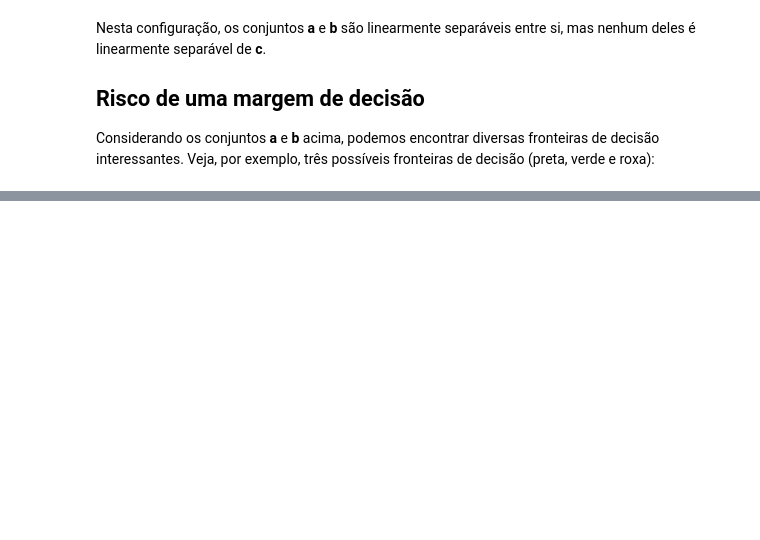
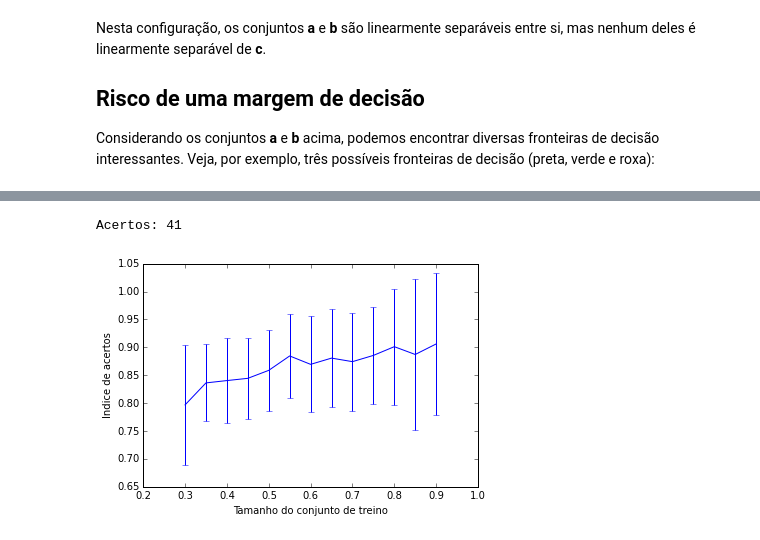
Before and after one commit to rodrigohubner/inteligencia_computacional, a Jupyter notebook: svm.ipynb, the cells around one changed output, grey strips where cells are left out. Cells and saved outputs as stored; diff of their text form; code cells hidden in the pictures; blank space fills up the shorter version.

```diff
--- a/svm.ipynb
+++ b/svm.ipynb
@@ -94,0 +90,61 @@ Um procedimento comum para encontrar os valores ótimos desses parâmetros é ex
+# %%
+# Abrindo conjunto de dados
+import csv
+with open("biometria.csv", 'rb') as f:
+    dados = list(csv.reader(f))
+
+rotulos_volei = [d[0] for d in dados[1:-1] if d[0] is 'V']
+rotulos_futebol = [d[0] for d in dados[1:-1] if d[0] is 'F']
+altura_volei = [[float(d[1])] for d in dados[1:-1] if d[0] is 'V']
+altura_futebol = [[float(d[1])] for d in dados[1:-1] if d[0] is 'F']
+peso_volei = [[float(d[2])] for d in dados[1:-1] if d[0] is 'V']
+peso_futebol = [[float(d[2])] for d in dados[1:-1] if d[0] is 'F']
+# %%
+from sklearn.svm import SVC
+classificador = SVC(C=10.0)
+classificador.fit(altura_volei + altura_futebol, rotulos_volei + rotulos_futebol);
+score = classificador.score(altura_volei + altura_futebol, rotulos_volei + rotulos_futebol)
+print "Acertos:", int(score * len(altura_volei + altura_futebol))
+# %% [output]
+Acertos: 41
+# %%
+from sklearn.cross_validation import train_test_split
+
+# Parametros para executar busca exaustiva
+train_size_min = 0.3
+train_size_max = 0.95
+train_size_step = 0.05
+
+# Numero de iteracoes para cada tamanho de conjunto de treino
+n_iter = 100
+
+# Listas que armazenarao os resultados
+steps = []
+medias = []
+variancias = []
+
+train_size_atual = train_size_min
+while train_size_atual <= train_size_max: # para cada tamanho do conjunto de treino
+    acertos = []
+    for k in xrange(n_iter): # para cada iteracao do processo Monte Carlo
+        dados_treino, dados_teste, rotulos_treino, rotulos_teste =\
+            train_test_split(altura_volei + altura_futebol, rotulos_volei + rotulos_futebol, train_size=train_size_atual)
+
+        classificador = SVC(C=10.0); # n_neighbors = K
+        classificador.fit(dados_treino, rotulos_treino);
+        score = classificador.score(dados_teste, rotulos_teste);
+        acertos.append(score)
+
+    steps.append(train_size_atual)
+    medias.append(np.mean(np.array(acertos)))
+    variancias.append(np.std(np.array(acertos)))
+
+    train_size_atual += train_size_step
+
+
+plt.figure();
+plt.errorbar(steps, medias, yerr=variancias);
+plt.ylabel('Indice de acertos');
+plt.xlabel('Tamanho do conjunto de treino');
+# %% [output]
+[figure, added]
```
Also changed, not shown: parts of 6 cells of this notebook, 4 other files.
